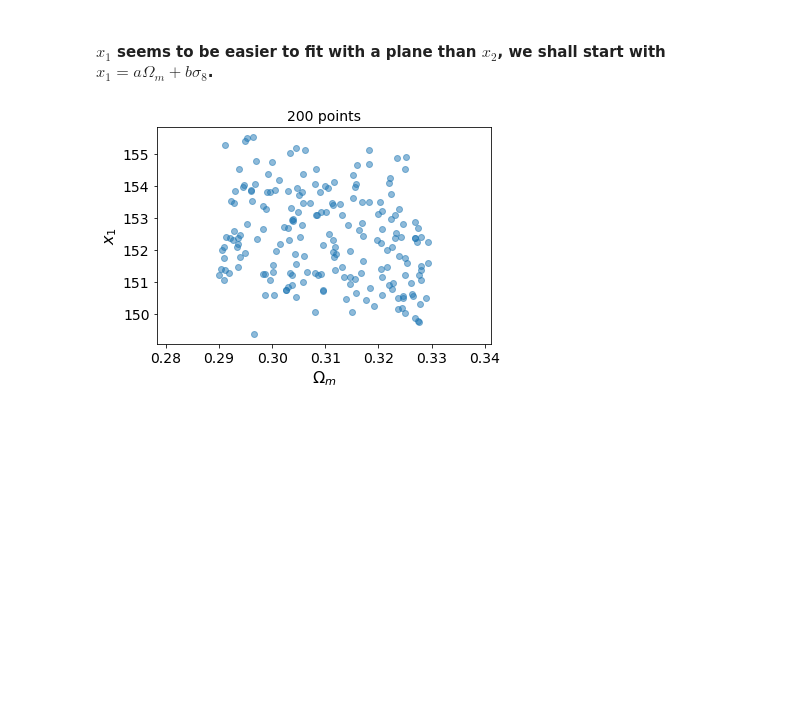
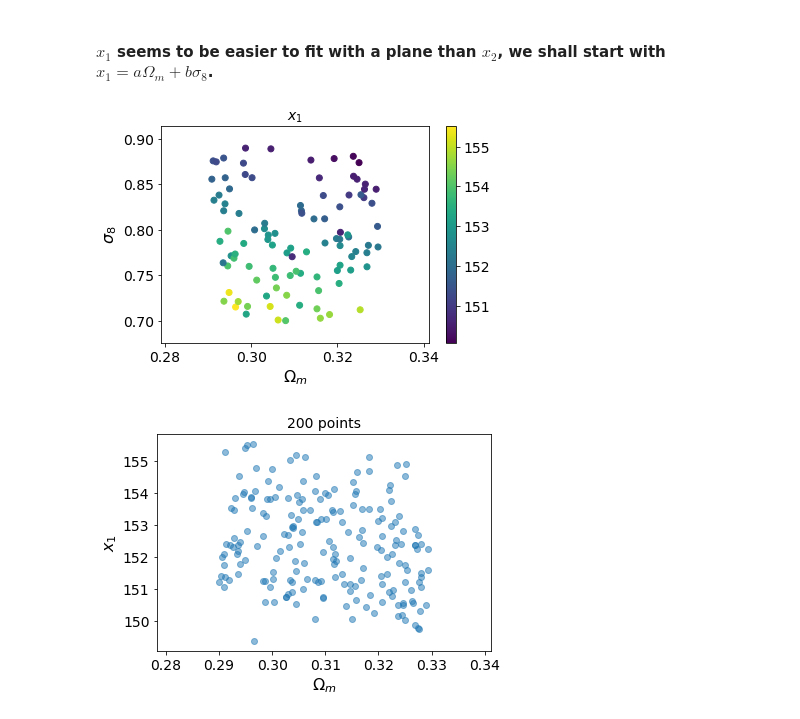
Before and after one commit to ErikOsinga/master_research_project, a Jupyter notebook: learning_purposes/v2_IMNN/weak_lensing_multibins/2param/sigma8/fit_output_summaries.ipynb, the cells around one changed output. Drawn from its saved outputs; the diff is of its cells as text; code cells hidden in the pictures; blank space fills up the shorter version.

```diff
--- a/learning_purposes/v2_IMNN/weak_lensing_multibins/2param/sigma8/fit_output_summaries.ipynb
+++ b/learning_purposes/v2_IMNN/weak_lensing_multibins/2param/sigma8/fit_output_summaries.ipynb
@@ -86,6 +88,17 @@ plt.show()
 [figure]
 # %% [markdown]
 #### $x_1$ seems to be easier to fit with a plane than $x_2$, we shall start with $x_1 = a\Omega_m + b\sigma_8$.
+# %%
+num = 100 # number of points to plot
+plt.scatter(abc['parameters'][:num,0],abc['parameters'][:num,1],c=abc['summaries'][:num,0]);
+plt.title("$x_1$")
+plt.colorbar()
+plt.xlabel('$\Omega_m$');
+plt.ylabel('$\sigma_8$')
+# plt.legend(frameon=False);
+plt.show()
+# %% [output]
+[figure, added]
 # %%
 # num = 1000
 # plt.title(f"{num} points")
```
Also changed, not shown: parts of 6 cells of this notebook, 29 other files.
